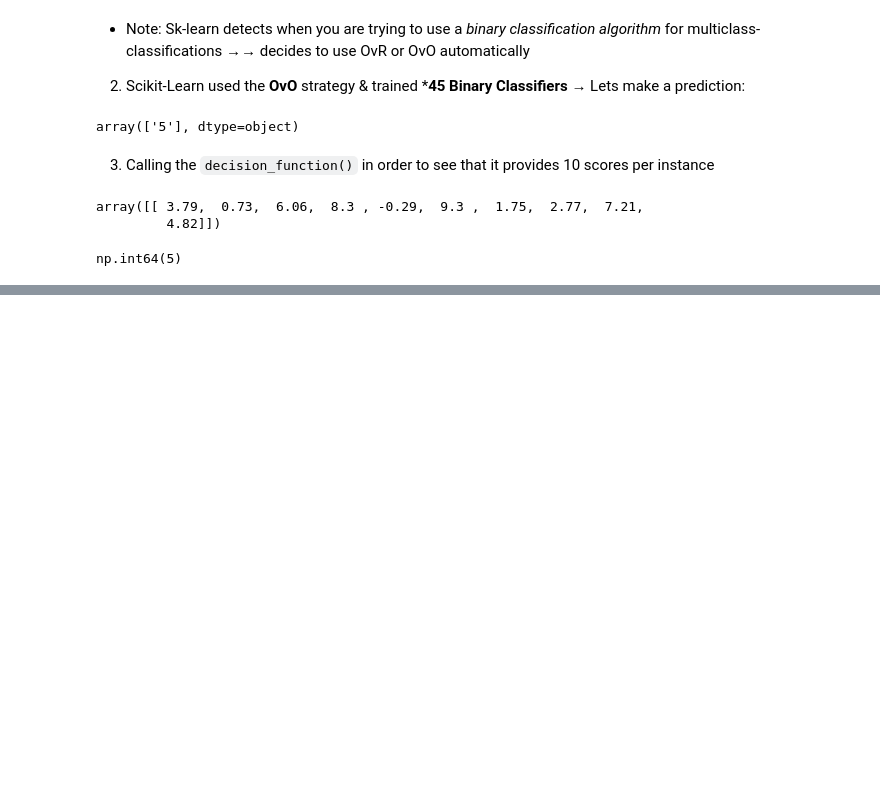
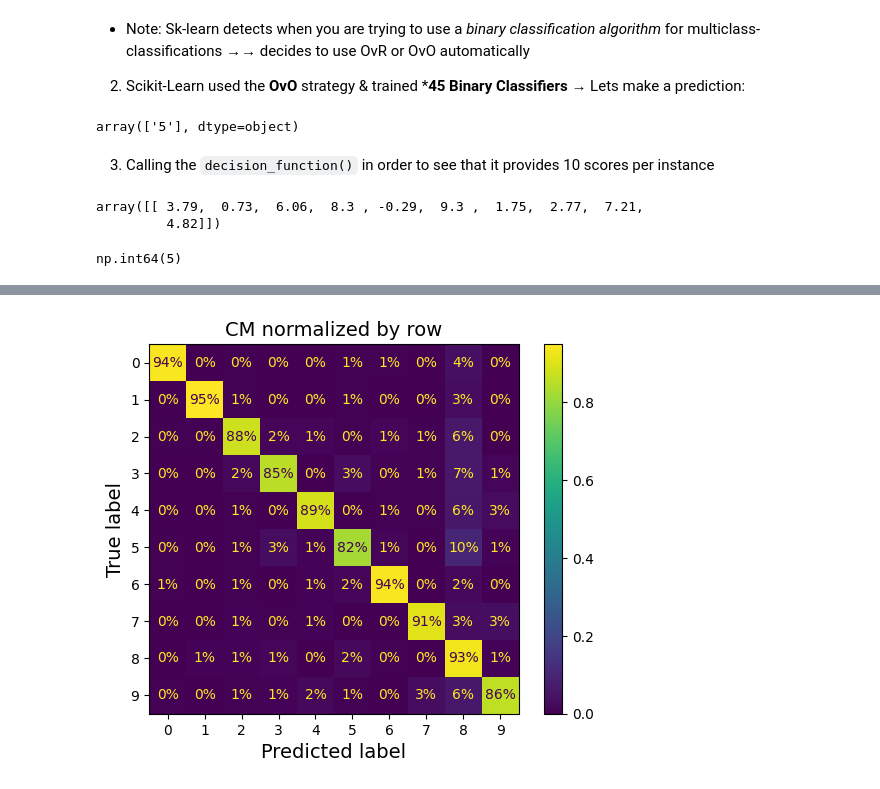
Before and after one commit to matt-chinchilla/Machine-Learning-Repo, a Jupyter notebook: The code/chapter-03-classification/03_classification.ipynb, the cells around one changed output, grey strips where cells are left out. Saved outputs shown, nothing was run; the diff lists cells and outputs as text; code cells hidden in the pictures; blank space fills up the shorter version.

```diff
--- a/The code/chapter-03-classification/03_classification.ipynb
+++ b/The code/chapter-03-classification/03_classification.ipynb
@@ -643,0 +747,10 @@ np.int64(5)
+# %%
+plt.rc('font', size=10)
+ConfusionMatrixDisplay.from_predictions(y_train,
+                                        y_train_pred,
+                                        normalize="true",
+                                        values_format=".0%")
+plt.title("CM normalized by row")
+plt.show()
+# %% [output]
+[figure, added]
```
Also changed, not shown: parts of 67 cells of this notebook, 4 other files.
